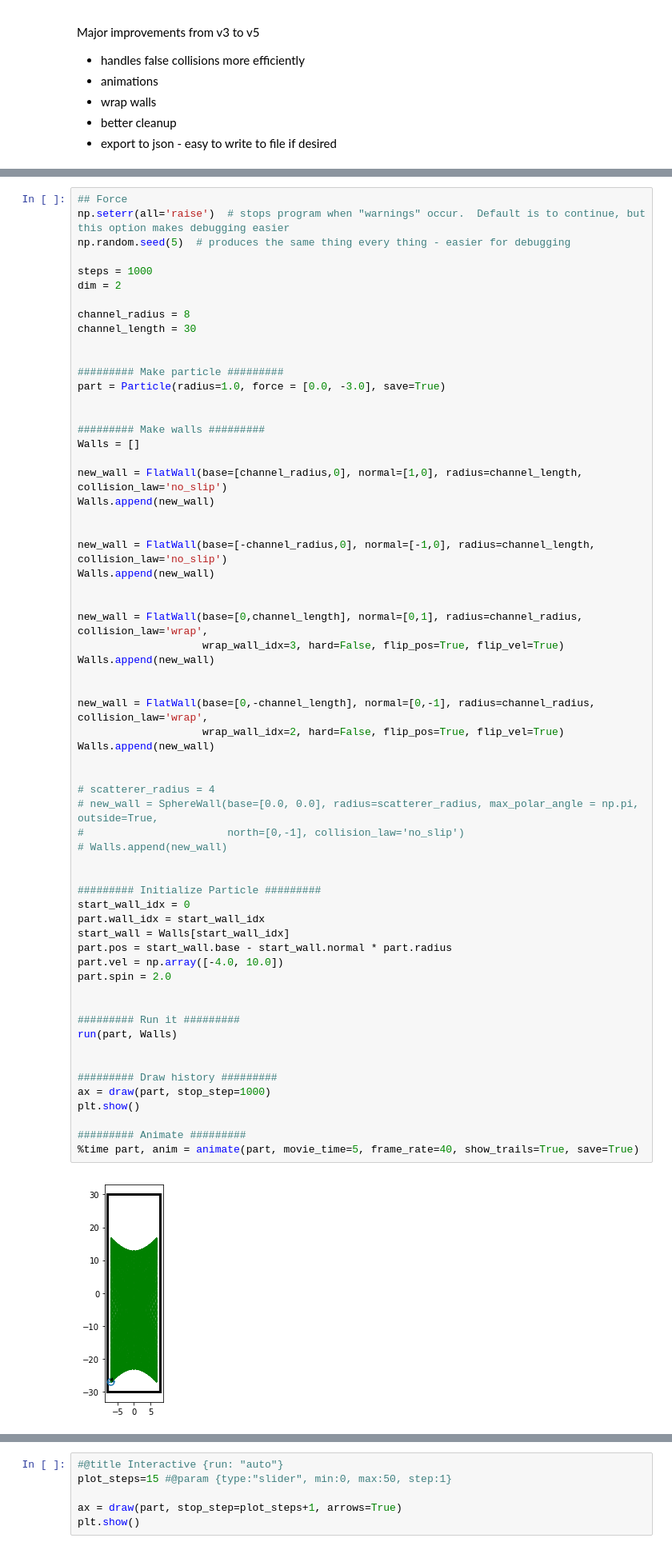
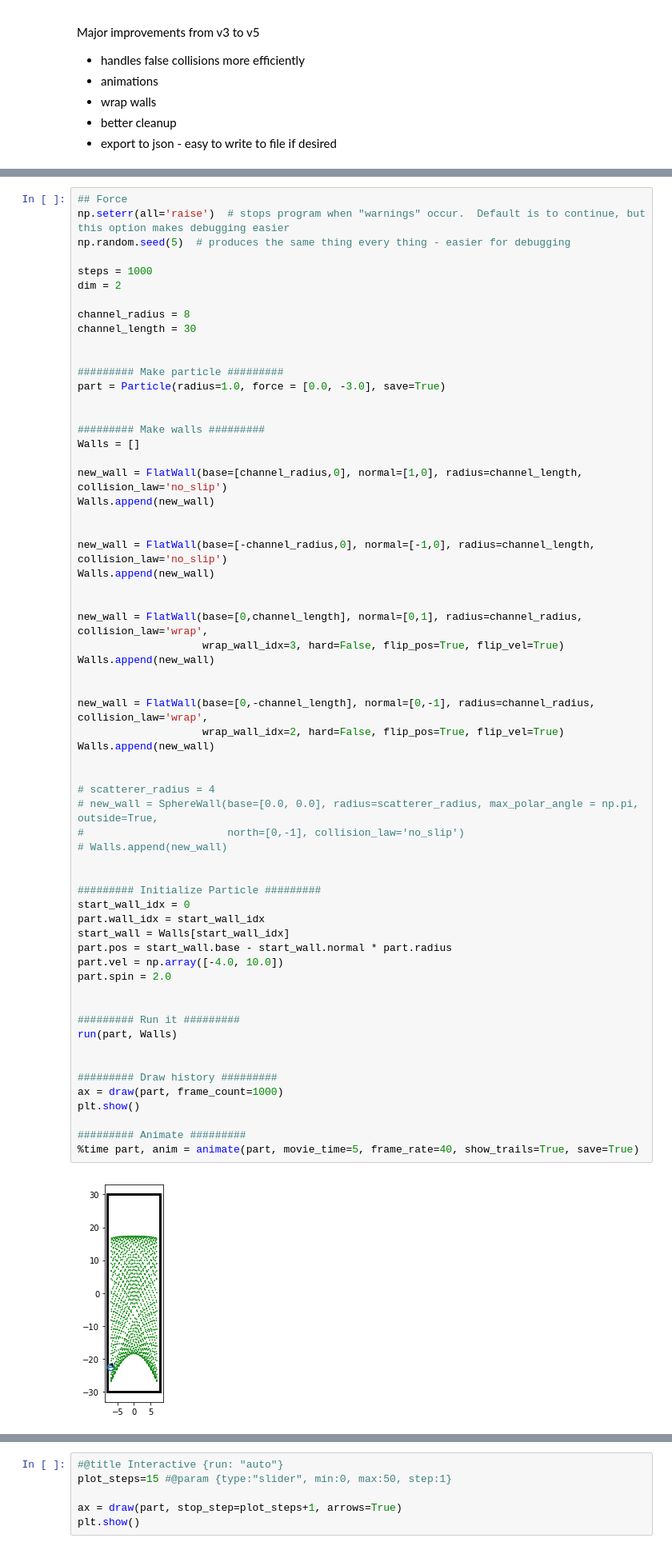
Before and after one commit to npetela/REU_2019, a Jupyter notebook: main_v7.ipynb, the cells around one changed output, grey strips where cells are left out. Shown at 80% size. Drawn from its saved outputs; the diff is of its cells as text.

```diff
--- a/main_v7.ipynb
+++ b/main_v7.ipynb
@@ -960,32 +961,32 @@ Walls.append(new_wall)
 new_wall = FlatWall(base=[0,-channel_length], normal=[0,-1], radius=channel_radius, collision_law='wrap',
                     wrap_wall_idx=2, hard=False, flip_pos=True, flip_vel=True)
 Walls.append(new_wall)
 
 
 # scatterer_radius = 4
 # new_wall = SphereWall(base=[0.0, 0.0], radius=scatterer_radius, max_polar_angle = np.pi, outside=True,
 #                       north=[0,-1], collision_law='no_slip')
 # Walls.append(new_wall)
 
 
 ######### Initialize Particle #########
 start_wall_idx = 0
 part.wall_idx = start_wall_idx
 start_wall = Walls[start_wall_idx]
 part.pos = start_wall.base - start_wall.normal * part.radius
 part.vel = np.array([-4.0, 10.0])
 part.spin = 2.0
 
 
 ######### Run it #########
 run(part, Walls)
 
 
 ######### Draw history #########
-ax = draw(part, stop_step=1000)
+ax = draw(part, frame_count=1000)
 plt.show()
 
 ######### Animate #########
 %time part, anim = animate(part, movie_time=5, frame_rate=40, show_trails=True, save=True)
 # %% [output]
-[figure, old version]
+[figure, new version]
```
Also changed, not shown: parts of 4 cells of this notebook.
